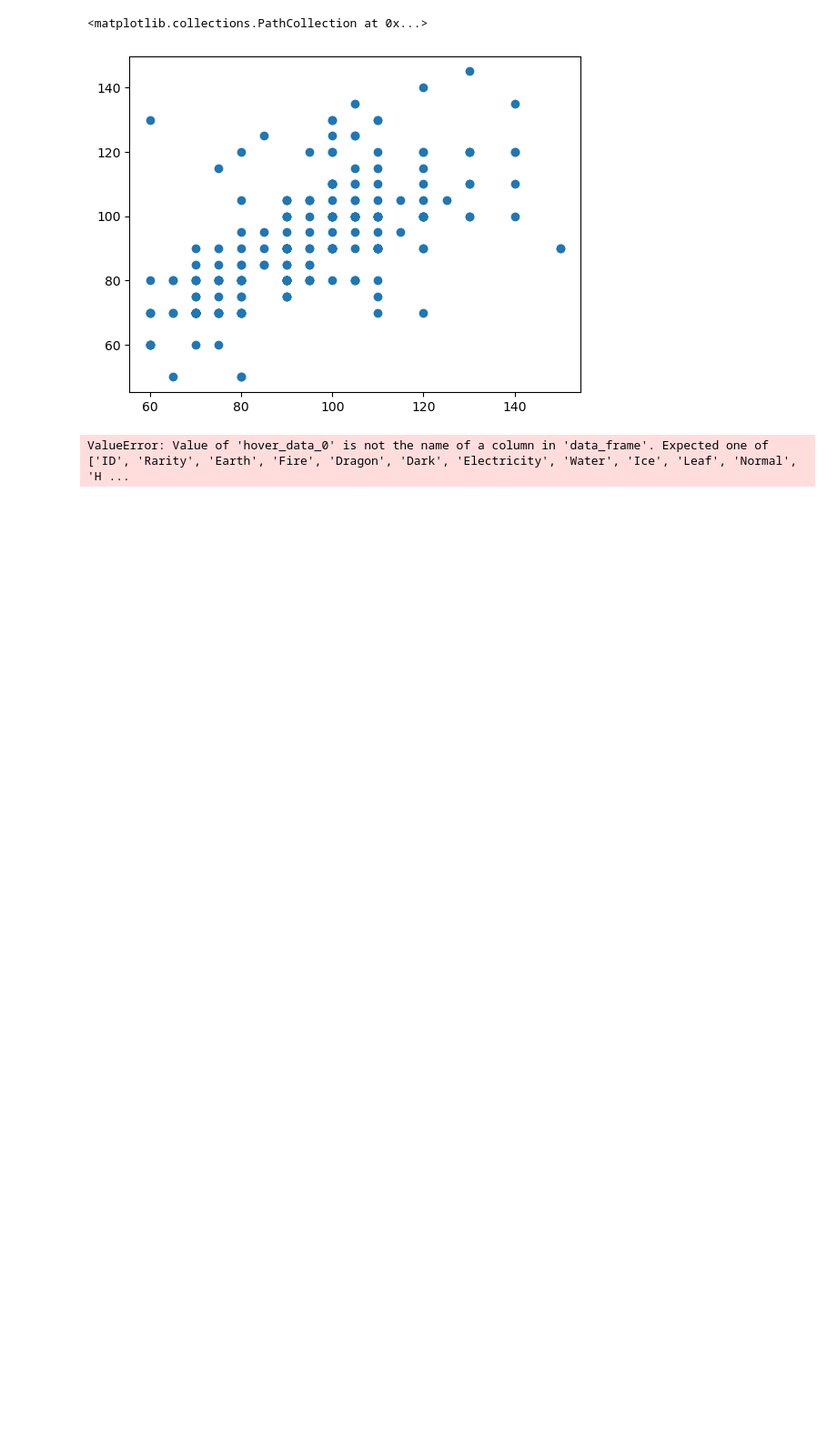
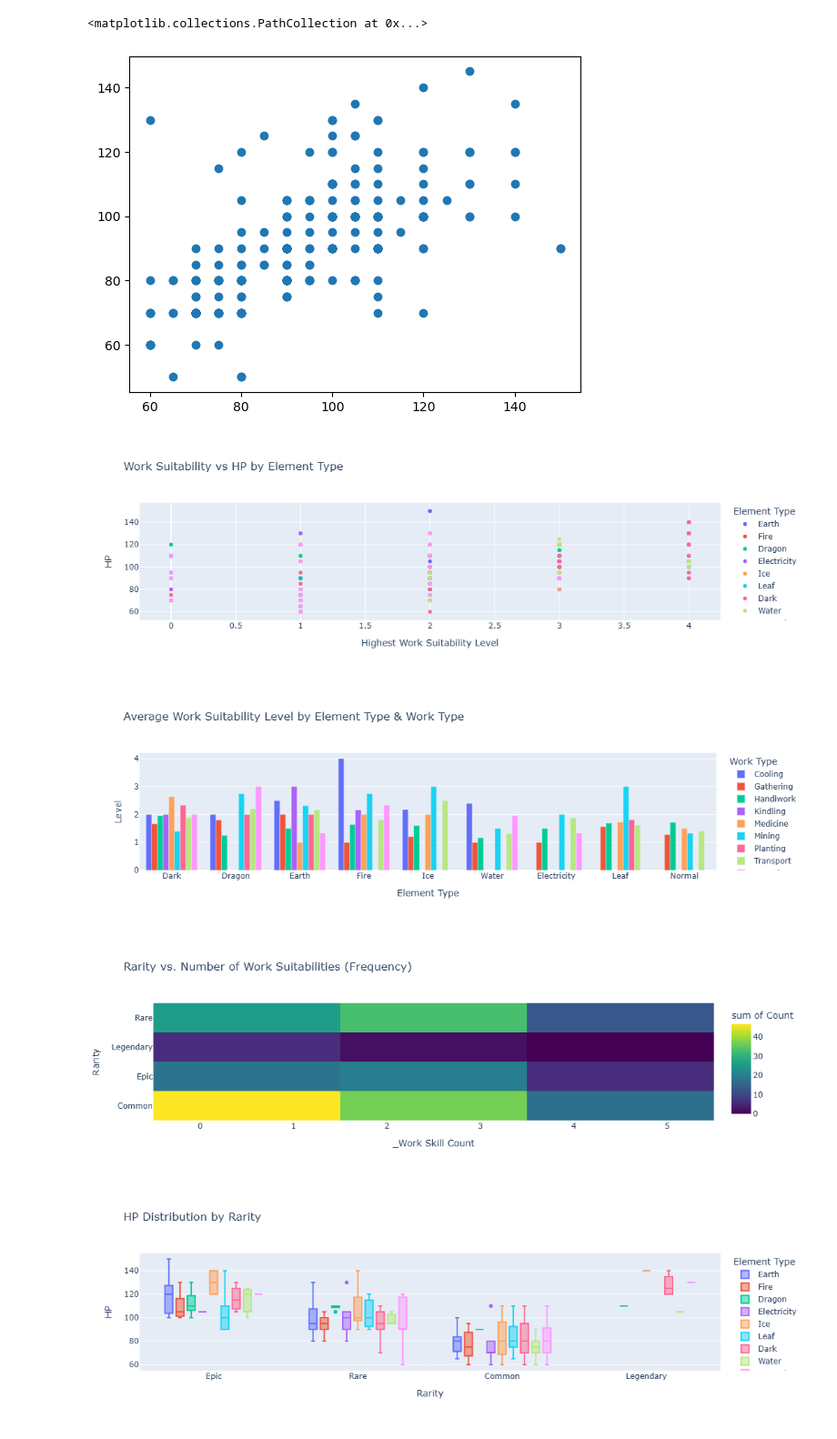
Before and after one commit to sbalsara05/DS3000Project, a Jupyter notebook: anshvis.ipynb, the cells around one changed output. Shown at 91% size. Drawn from its saved outputs; the diff is of its cells as text; code cells hidden in the pictures; blank space fills up the shorter version.

```diff
--- a/anshvis.ipynb
+++ b/anshvis.ipynb
@@ -463,41 +489,63 @@ fig1 = px.scatter(
     x="Highest Work Suitability Level",
     y="HP",
     color="Element Type",
-    hover_data={"Pal ID":True, "Rarity":True, "Work Types":True},
+    hover_data={"ID":True, "Rarity":True, "Work Types":True},
     title="Work Suitability vs HP by Element Type"
 )
 fig1.show()
 
 # --- 2. Grouped Bar Chart ---
 if work_cols:
+    # ensure numeric work columns
+    pal_frame[work_cols] = pal_frame[work_cols].apply(pd.to_numeric, errors="coerce")
+
     aliases = unify_work_names(work_cols)
-    melted = pal_frame.melt(id_vars=["Element Type"], value_vars=work_cols,
-                            var_name="Work Type", value_name="Level")
+
+    melted = pal_frame.melt(
+        id_vars=["Element Type"],
+        value_vars=work_cols,
+        var_name="Work Type",
+        value_name="Level"
+    )
     melted["Work Type"] = melted["Work Type"].map(aliases)
+    melted["Level"] = pd.to_numeric(melted["Level"], errors="coerce")
+    melted = melted.dropna(subset=["Level"])  # or .fillna(0)
+
+    agg_df = (
+        melted
+        .groupby(["Element Type", "Work Type"], as_index=False, observed=True)
+        .agg(Level=("Level", "mean"))
+    )
+
     fig2 = px.bar(
-        melted.groupby(["Element Type","Work Type"], as_index=False)["Level"].mean(),
+        agg_df,
         x="Element Type", y="Level", color="Work Type",
-        barmode="group", title="Average Work Suitability Level by Element Type & Work Type"
+        barmode="group",
+        title="Average Work Suitability Level by Element Type & Work Type"
     )
     fig2.show()
+
 
 # --- 3. Heatmap ---
 if work_cols and "Rarity" in pal_frame:
     heat_df = pal_frame.groupby(["Rarity","_Work Skill Count"]).size().reset_index(name="Count")
     fig3 = px.density_heatmap(
         heat_df,
         x="_Work Skill Count", y="Rarity", z="Count", color_continuous_scale="Viridis",
         title="Rarity vs. Number of Work Suitabilities (Frequency)"
     )
     fig3.show()
 
 # --- 4. Boxplots ---
 if "Rarity" in pal_frame:
     fig4 = px.box(pal_frame, x="Rarity", y="HP", color="Element Type",
                   title="HP Distribution by Rarity")
     fig4.show()
     fig5 = px.box(pal_frame, x="Rarity", y="Defense", color="Element Type",
                   title="Defense Distribution by Rarity")
     fig5.show()
 # %% [output]
-ValueError: Value of 'hover_data_0' is not the name of a column in 'data_frame'. Expected one of ['ID', 'Rarity', 'Earth', 'Fire', 'Dragon', 'Dark', 'Electricity', 'Water', 'Ice', 'Leaf', 'Normal', 'H ...
+[figure, added]
+[figure, added]
+[figure, added]
+[figure, added]
```
Also changed, not shown: parts of 5 cells of this notebook.
